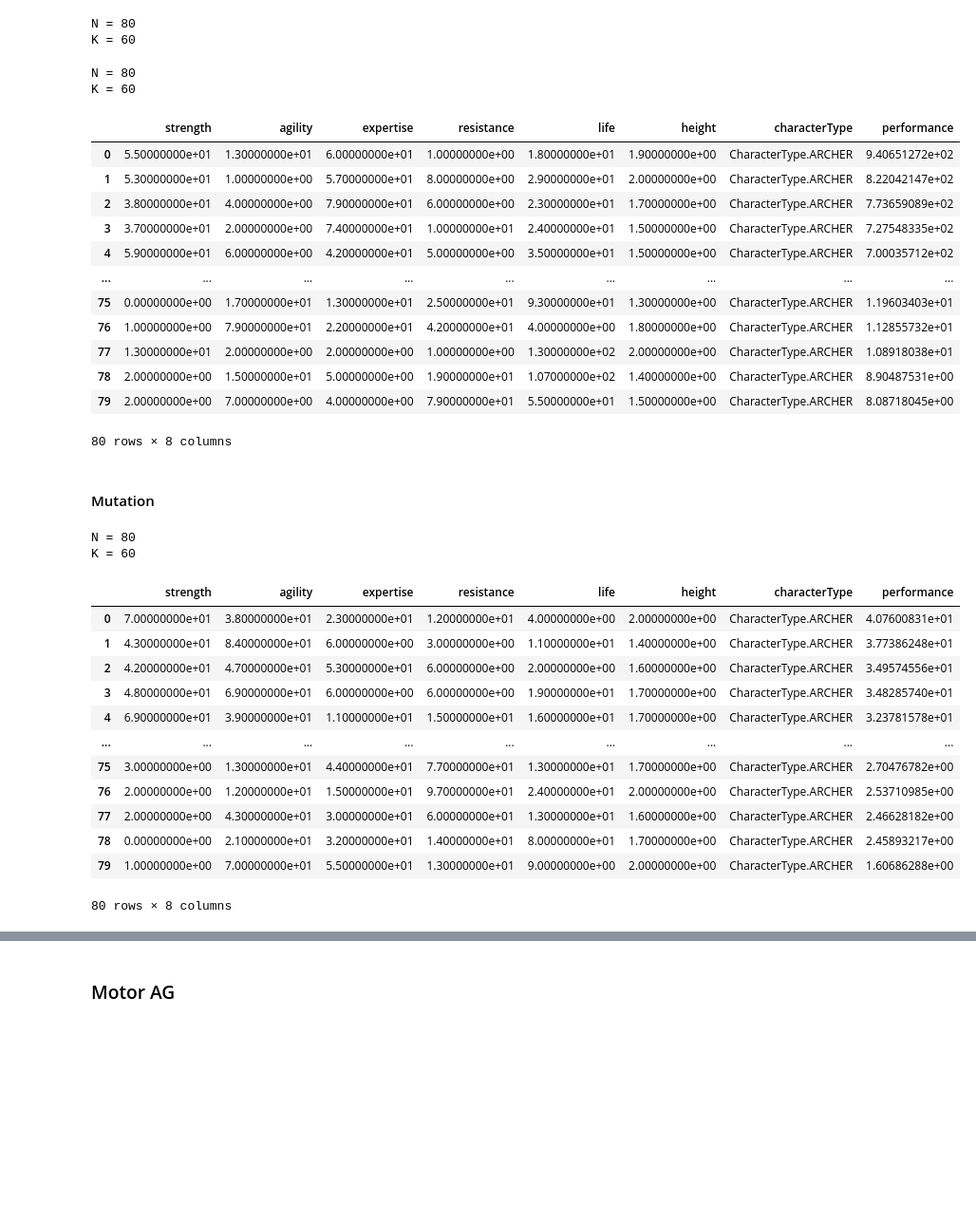
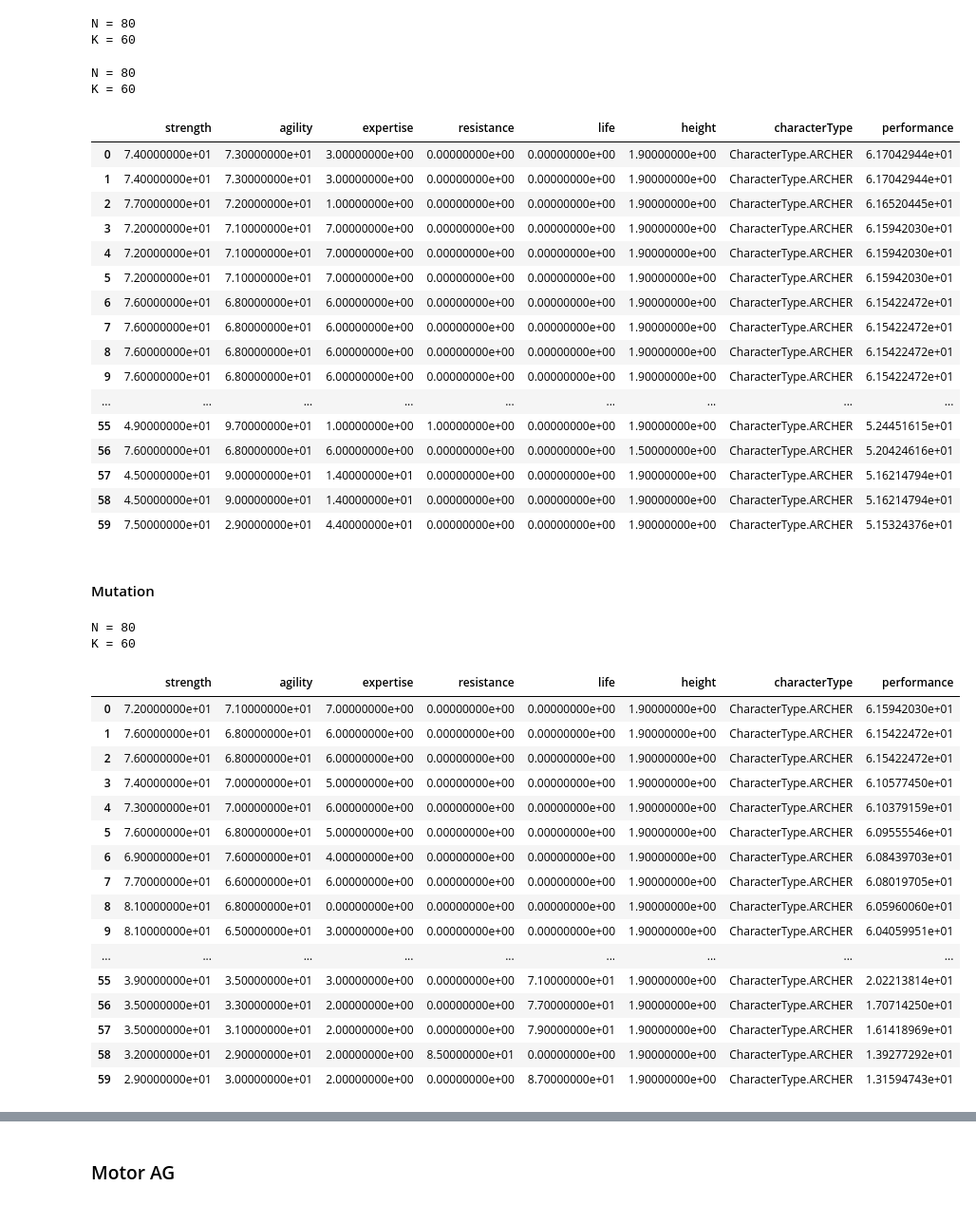
Before and after one commit to marianopm/sia-tp2, a Jupyter notebook: main-test.ipynb, the cells around one changed output, grey strips where cells are left out. Shown at 95% size. Saved outputs shown, nothing was run; the diff lists cells and outputs as text; code cells hidden in the pictures; blank space fills up the shorter version.

```diff
--- a/main-test.ipynb
+++ b/main-test.ipynb
@@ -647,38 +647,41 @@ K = 60
 # %%
 p = parameters()
 print(f'N = {p.populationNumber}')
 print(f'K = {p.k}')
 # Generacion 0
-generation_0u = generate_init_population(p.populationNumber,p.maxStatsValue,p.character)
-
-cromosomas1 = encode_genes(generation_0u)
-
+#generation_0u = generate_init_population(p.populationNumber,p.maxStatsValue,p.character)
+df = pd.read_csv('selection_total.csv')
+cromosomas1 = encode_genes(df)
 crossover_individuals1u = uniform_crossover(cromosomas1)
 cromosomas_norm1 = normalize_chromosome(crossover_individuals1u)
 cromosomas_decod1 = decode_genes(cromosomas_norm1)
 crossover_individuals1 = eval_performace(cromosomas_decod1, p.character)
 crossover_individuals1 = crossover_individuals1.sort_values(by='performance', ascending=False)
 crossover_individuals1.reset_index(drop=True, inplace=True)
 
 crossover_individuals1.to_csv(f'uniform_crossover.csv', mode='w', index=False)
 
 crossover_individuals1
 # %% [output]
 N = 80
 K = 60
 |  | strength | agility | expertise | resistance | life | height | characterType | performance |
-| 0 | 5.50000000e+01 | 1.30000000e+01 | 6.00000000e+01 | 1.00000000e+00 | 1.80000000e+01 | 1.90000000e+00 | CharacterType.ARCHER | 9.40651272e+02 |
-| 1 | 5.30000000e+01 | 1.00000000e+00 | 5.70000000e+01 | 8.00000000e+00 | 2.90000000e+01 | 2.00000000e+00 | CharacterType.ARCHER | 8.22042147e+02 |
-| 2 | 3.80000000e+01 | 4.00000000e+00 | 7.90000000e+01 | 6.00000000e+00 | 2.30000000e+01 | 1.70000000e+00 | CharacterType.ARCHER | 7.73659089e+02 |
-| 3 | 3.70000000e+01 | 2.00000000e+00 | 7.40000000e+01 | 1.00000000e+01 | 2.40000000e+01 | 1.50000000e+00 | CharacterType.ARCHER | 7.27548335e+02 |
-| 4 | 5.90000000e+01 | 6.00000000e+00 | 4.20000000e+01 | 5.00000000e+00 | 3.50000000e+01 | 1.50000000e+00 | CharacterType.ARCHER | 7.00035712e+02 |
+| 0 | 7.40000000e+01 | 7.30000000e+01 | 3.00000000e+00 | 0.00000000e+00 | 0.00000000e+00 | 1.90000000e+00 | CharacterType.ARCHER | 6.17042944e+01 |
+| 1 | 7.40000000e+01 | 7.30000000e+01 | 3.00000000e+00 | 0.00000000e+00 | 0.00000000e+00 | 1.90000000e+00 | CharacterType.ARCHER | 6.17042944e+01 |
+| 2 | 7.70000000e+01 | 7.20000000e+01 | 1.00000000e+00 | 0.00000000e+00 | 0.00000000e+00 | 1.90000000e+00 | CharacterType.ARCHER | 6.16520445e+01 |
+| 3 | 7.20000000e+01 | 7.10000000e+01 | 7.00000000e+00 | 0.00000000e+00 | 0.00000000e+00 | 1.90000000e+00 | CharacterType.ARCHER | 6.15942030e+01 |
+| 4 | 7.20000000e+01 | 7.10000000e+01 | 7.00000000e+00 | 0.00000000e+00 | 0.00000000e+00 | 1.90000000e+00 | CharacterType.ARCHER | 6.15942030e+01 |
+| 5 | 7.20000000e+01 | 7.10000000e+01 | 7.00000000e+00 | 0.00000000e+00 | 0.00000000e+00 | 1.90000000e+00 | CharacterType.ARCHER | 6.15942030e+01 |
+| 6 | 7.60000000e+01 | 6.80000000e+01 | 6.00000000e+00 | 0.00000000e+00 | 0.00000000e+00 | 1.90000000e+00 | CharacterType.ARCHER | 6.15422472e+01 |
+| 7 | 7.60000000e+01 | 6.80000000e+01 | 6.00000000e+00 | 0.00000000e+00 | 0.00000000e+00 | 1.90000000e+00 | CharacterType.ARCHER | 6.15422472e+01 |
+| 8 | 7.60000000e+01 | 6.80000000e+01 | 6.00000000e+00 | 0.00000000e+00 | 0.00000000e+00 | 1.90000000e+00 | CharacterType.ARCHER | 6.15422472e+01 |
+| 9 | 7.60000000e+01 | 6.80000000e+01 | 6.00000000e+00 | 0.00000000e+00 | 0.00000000e+00 | 1.90000000e+00 | CharacterType.ARCHER | 6.15422472e+01 |
 | ... | ... | ... | ... | ... | ... | ... | ... | ... |
-| 75 | 0.00000000e+00 | 1.70000000e+01 | 1.30000000e+01 | 2.50000000e+01 | 9.30000000e+01 | 1.30000000e+00 | CharacterType.ARCHER | 1.19603403e+01 |
-| 76 | 1.00000000e+00 | 7.90000000e+01 | 2.20000000e+01 | 4.20000000e+01 | 4.00000000e+00 | 1.80000000e+00 | CharacterType.ARCHER | 1.12855732e+01 |
-| 77 | 1.30000000e+01 | 2.00000000e+00 | 2.00000000e+00 | 1.00000000e+00 | 1.30000000e+02 | 2.00000000e+00 | CharacterType.ARCHER | 1.08918038e+01 |
-| 78 | 2.00000000e+00 | 1.50000000e+01 | 5.00000000e+00 | 1.90000000e+01 | 1.07000000e+02 | 1.40000000e+00 | CharacterType.ARCHER | 8.90487531e+00 |
-| 79 | 2.00000000e+00 | 7.00000000e+00 | 4.00000000e+00 | 7.90000000e+01 | 5.50000000e+01 | 1.50000000e+00 | CharacterType.ARCHER | 8.08718045e+00 |
+| 55 | 4.90000000e+01 | 9.70000000e+01 | 1.00000000e+00 | 1.00000000e+00 | 0.00000000e+00 | 1.90000000e+00 | CharacterType.ARCHER | 5.24451615e+01 |
+| 56 | 7.60000000e+01 | 6.80000000e+01 | 6.00000000e+00 | 0.00000000e+00 | 0.00000000e+00 | 1.50000000e+00 | CharacterType.ARCHER | 5.20424616e+01 |
+| 57 | 4.50000000e+01 | 9.00000000e+01 | 1.40000000e+01 | 0.00000000e+00 | 0.00000000e+00 | 1.90000000e+00 | CharacterType.ARCHER | 5.16214794e+01 |
+| 58 | 4.50000000e+01 | 9.00000000e+01 | 1.40000000e+01 | 0.00000000e+00 | 0.00000000e+00 | 1.90000000e+00 | CharacterType.ARCHER | 5.16214794e+01 |
+| 59 | 7.50000000e+01 | 2.90000000e+01 | 4.40000000e+01 | 0.00000000e+00 | 0.00000000e+00 | 1.90000000e+00 | CharacterType.ARCHER | 5.15324376e+01 |
-80 rows × 8 columns
 # %% [markdown]
 #### Mutation
 # %%
@@ -686,9 +689,9 @@ p = parameters()
 print(f'N = {p.populationNumber}')
 print(f'K = {p.k}')
 # Generacion 0
-generation_0u = generate_init_population(p.populationNumber,p.maxStatsValue,p.character)
-
-cromosomas1 = encode_genes(generation_0u)
+#generation_0u = generate_init_population(p.populationNumber,p.maxStatsValue,p.character)
+df = pd.read_csv('selection_total.csv')
+cromosomas1 = encode_genes(df)
 
 mutated_individuals1u = one_gene_mutation(cromosomas1, p.mutation_rate)
 cromosomas_norm1 = normalize_chromosome(mutated_individuals1u)
@@ -704,18 +707,22 @@ mutated_individuals1
 N = 80
 K = 60
 |  | strength | agility | expertise | resistance | life | height | characterType | performance |
-| 0 | 7.00000000e+01 | 3.80000000e+01 | 2.30000000e+01 | 1.20000000e+01 | 4.00000000e+00 | 2.00000000e+00 | CharacterType.ARCHER | 4.07600831e+01 |
-| 1 | 4.30000000e+01 | 8.40000000e+01 | 6.00000000e+00 | 3.00000000e+00 | 1.10000000e+01 | 1.40000000e+00 | CharacterType.ARCHER | 3.77386248e+01 |
-| 2 | 4.20000000e+01 | 4.70000000e+01 | 5.30000000e+01 | 6.00000000e+00 | 2.00000000e+00 | 1.60000000e+00 | CharacterType.ARCHER | 3.49574556e+01 |
-| 3 | 4.80000000e+01 | 6.90000000e+01 | 6.00000000e+00 | 6.00000000e+00 | 1.90000000e+01 | 1.70000000e+00 | CharacterType.ARCHER | 3.48285740e+01 |
-| 4 | 6.90000000e+01 | 3.90000000e+01 | 1.10000000e+01 | 1.50000000e+01 | 1.60000000e+01 | 1.70000000e+00 | CharacterType.ARCHER | 3.23781578e+01 |
+| 0 | 7.20000000e+01 | 7.10000000e+01 | 7.00000000e+00 | 0.00000000e+00 | 0.00000000e+00 | 1.90000000e+00 | CharacterType.ARCHER | 6.15942030e+01 |
+| 1 | 7.60000000e+01 | 6.80000000e+01 | 6.00000000e+00 | 0.00000000e+00 | 0.00000000e+00 | 1.90000000e+00 | CharacterType.ARCHER | 6.15422472e+01 |
+| 2 | 7.60000000e+01 | 6.80000000e+01 | 6.00000000e+00 | 0.00000000e+00 | 0.00000000e+00 | 1.90000000e+00 | CharacterType.ARCHER | 6.15422472e+01 |
+| 3 | 7.40000000e+01 | 7.00000000e+01 | 5.00000000e+00 | 0.00000000e+00 | 0.00000000e+00 | 1.90000000e+00 | CharacterType.ARCHER | 6.10577450e+01 |
+| 4 | 7.30000000e+01 | 7.00000000e+01 | 6.00000000e+00 | 0.00000000e+00 | 0.00000000e+00 | 1.90000000e+00 | CharacterType.ARCHER | 6.10379159e+01 |
+| 5 | 7.60000000e+01 | 6.80000000e+01 | 5.00000000e+00 | 0.00000000e+00 | 0.00000000e+00 | 1.90000000e+00 | CharacterType.ARCHER | 6.09555546e+01 |
+| 6 | 6.90000000e+01 | 7.60000000e+01 | 4.00000000e+00 | 0.00000000e+00 | 0.00000000e+00 | 1.90000000e+00 | CharacterType.ARCHER | 6.08439703e+01 |
+| 7 | 7.70000000e+01 | 6.60000000e+01 | 6.00000000e+00 | 0.00000000e+00 | 0.00000000e+00 | 1.90000000e+00 | CharacterType.ARCHER | 6.08019705e+01 |
+| 8 | 8.10000000e+01 | 6.80000000e+01 | 0.00000000e+00 | 0.00000000e+00 | 0.00000000e+00 | 1.90000000e+00 | CharacterType.ARCHER | 6.05960060e+01 |
+| 9 | 8.10000000e+01 | 6.50000000e+01 | 3.00000000e+00 | 0.00000000e+00 | 0.00000000e+00 | 1.90000000e+00 | CharacterType.ARCHER | 6.04059951e+01 |
 | ... | ... | ... | ... | ... | ... | ... | ... | ... |
-| 75 | 3.00000000e+00 | 1.30000000e+01 | 4.40000000e+01 | 7.70000000e+01 | 1.30000000e+01 | 1.70000000e+00 | CharacterType.ARCHER | 2.70476782e+00 |
-| 76 | 2.00000000e+00 | 1.20000000e+01 | 1.50000000e+01 | 9.70000000e+01 | 2.40000000e+01 | 2.00000000e+00 | CharacterType.ARCHER | 2.53710985e+00 |
-| 77 | 2.00000000e+00 | 4.30000000e+01 | 3.00000000e+01 | 6.00000000e+01 | 1.30000000e+01 | 1.60000000e+00 | CharacterType.ARCHER | 2.46628182e+00 |
-| 78 | 0.00000000e+00 | 2.10000000e+01 | 3.20000000e+01 | 1.40000000e+01 | 8.00000000e+01 | 1.70000000e+00 | CharacterType.ARCHER | 2.45893217e+00 |
-| 79 | 1.00000000e+00 | 7.00000000e+01 | 5.50000000e+01 | 1.30000000e+01 | 9.00000000e+00 | 2.00000000e+00 | CharacterType.ARCHER | 1.60686288e+00 |
+| 55 | 3.90000000e+01 | 3.50000000e+01 | 3.00000000e+00 | 0.00000000e+00 | 7.10000000e+01 | 1.90000000e+00 | CharacterType.ARCHER | 2.02213814e+01 |
+| 56 | 3.50000000e+01 | 3.30000000e+01 | 2.00000000e+00 | 0.00000000e+00 | 7.70000000e+01 | 1.90000000e+00 | CharacterType.ARCHER | 1.70714250e+01 |
+| 57 | 3.50000000e+01 | 3.10000000e+01 | 2.00000000e+00 | 0.00000000e+00 | 7.90000000e+01 | 1.90000000e+00 | CharacterType.ARCHER | 1.61418969e+01 |
+| 58 | 3.20000000e+01 | 2.90000000e+01 | 2.00000000e+00 | 8.50000000e+01 | 0.00000000e+00 | 1.90000000e+00 | CharacterType.ARCHER | 1.39277292e+01 |
+| 59 | 2.90000000e+01 | 3.00000000e+01 | 2.00000000e+00 | 0.00000000e+00 | 8.70000000e+01 | 1.90000000e+00 | CharacterType.ARCHER | 1.31594743e+01 |
-80 rows × 8 columns
 # %%
 p = parameters()
 print(f'N = {p.populationNumber}')
```
Also changed, not shown: parts of 22 cells of this notebook, 21 other files.
